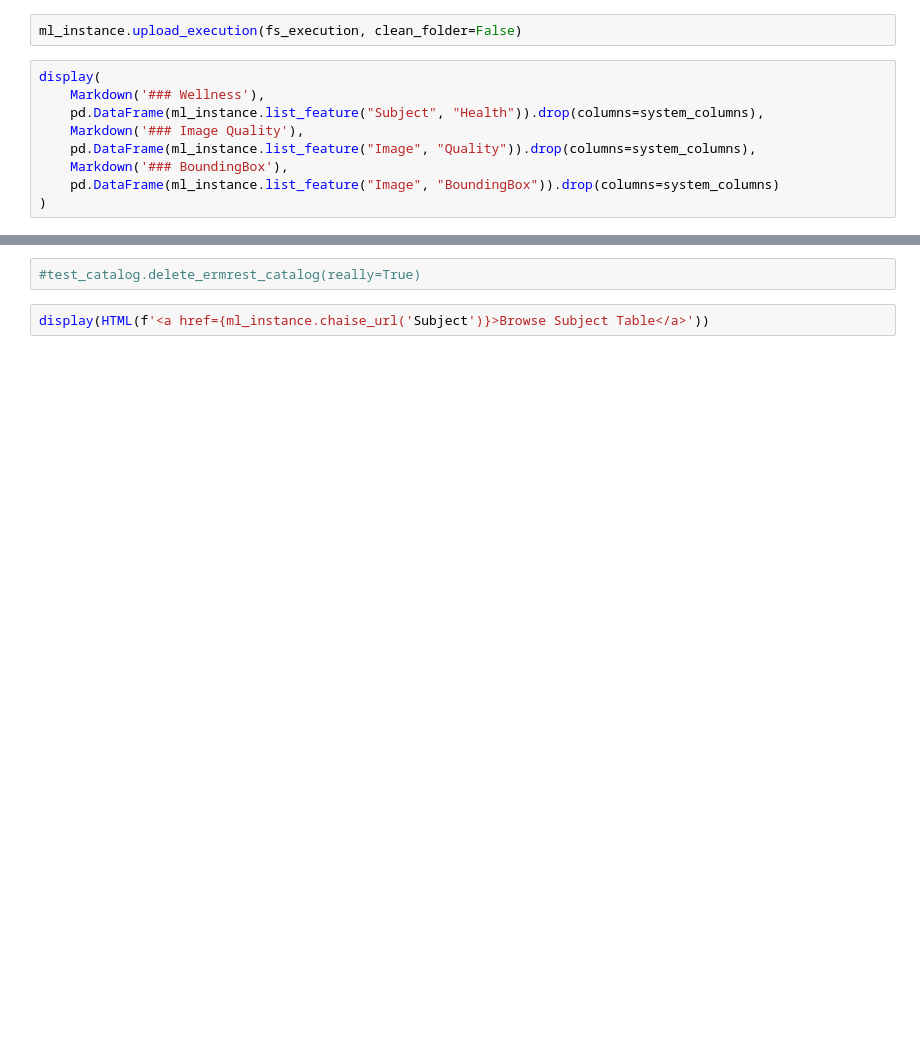
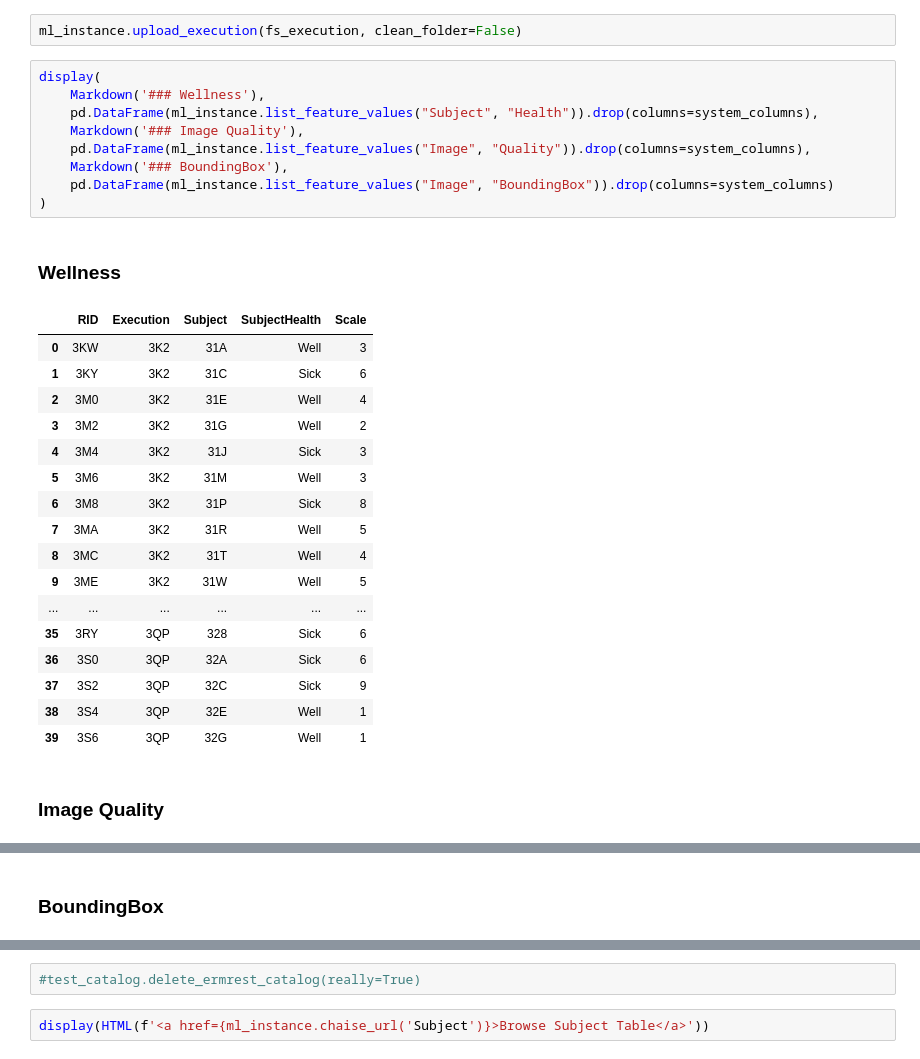
Before and after one commit to informatics-isi-edu/deriva-ml, a Jupyter notebook: deriva_ml/Notebooks/DerivaML Features.ipynb, the cells around one changed output, grey strips where cells are left out. Drawn from its saved outputs; the diff is of its cells as text; blank space fills up the shorter version.

```diff
--- a/deriva_ml/Notebooks/DerivaML Features.ipynb
+++ b/deriva_ml/Notebooks/DerivaML Features.ipynb
@@ -225,9 +305,29 @@ ml_instance.upload_execution(fs_execution, clean_folder=False)
 # %%
 display(
     Markdown('### Wellness'),
-    pd.DataFrame(ml_instance.list_feature("Subject", "Health")).drop(columns=system_columns),
+    pd.DataFrame(ml_instance.list_feature_values("Subject", "Health")).drop(columns=system_columns),
     Markdown('### Image Quality'),
-    pd.DataFrame(ml_instance.list_feature("Image", "Quality")).drop(columns=system_columns),
+    pd.DataFrame(ml_instance.list_feature_values("Image", "Quality")).drop(columns=system_columns),
     Markdown('### BoundingBox'),
-    pd.DataFrame(ml_instance.list_feature("Image", "BoundingBox")).drop(columns=system_columns)
+    pd.DataFrame(ml_instance.list_feature_values("Image", "BoundingBox")).drop(columns=system_columns)
 )
+# %% [output]
+### Wellness
+|  | RID | Execution | Subject | SubjectHealth | Scale |
+| 0 | 3KW | 3K2 | 31A | Well | 3 |
+| 1 | 3KY | 3K2 | 31C | Sick | 6 |
+| 2 | 3M0 | 3K2 | 31E | Well | 4 |
+| 3 | 3M2 | 3K2 | 31G | Well | 2 |
+| 4 | 3M4 | 3K2 | 31J | Sick | 3 |
+| 5 | 3M6 | 3K2 | 31M | Well | 3 |
+| 6 | 3M8 | 3K2 | 31P | Sick | 8 |
+| 7 | 3MA | 3K2 | 31R | Well | 5 |
+| 8 | 3MC | 3K2 | 31T | Well | 4 |
+| 9 | 3ME | 3K2 | 31W | Well | 5 |
+| ... | ... | ... | ... | ... | ... |
+| 35 | 3RY | 3QP | 328 | Sick | 6 |
+| 36 | 3S0 | 3QP | 32A | Sick | 6 |
+| 37 | 3S2 | 3QP | 32C | Sick | 9 |
+| 38 | 3S4 | 3QP | 32E | Well | 1 |
+| 39 | 3S6 | 3QP | 32G | Well | 1 |
+### Image Quality
@@ -233,0 +351 @@ display(
+### BoundingBox
```
Also changed, not shown: parts of 10 cells of this notebook, 3 other files.
